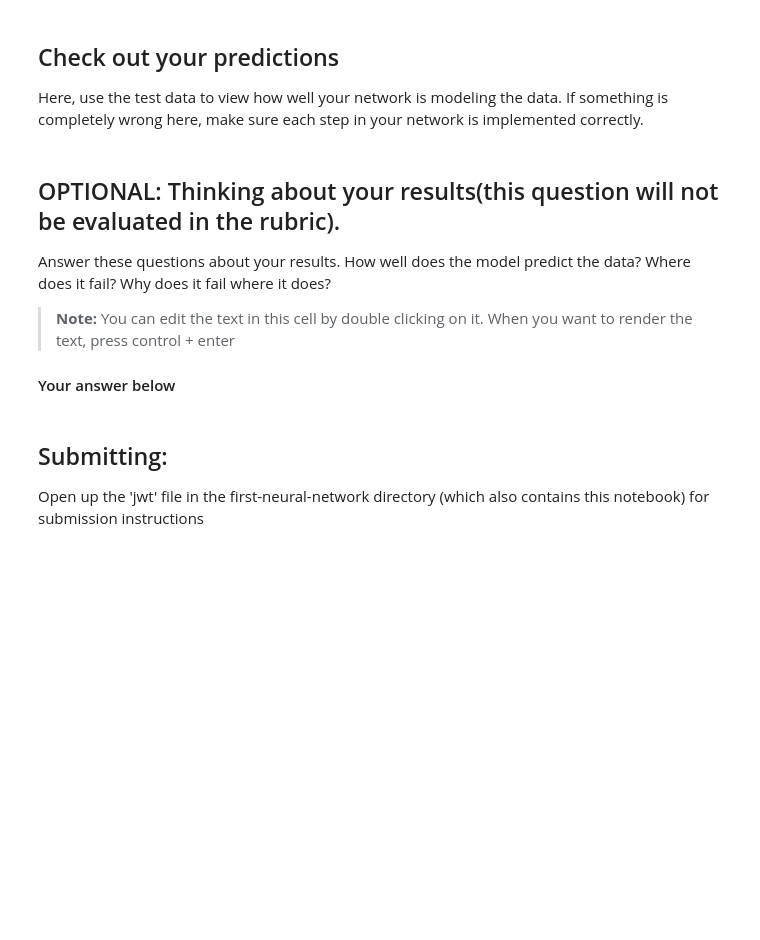
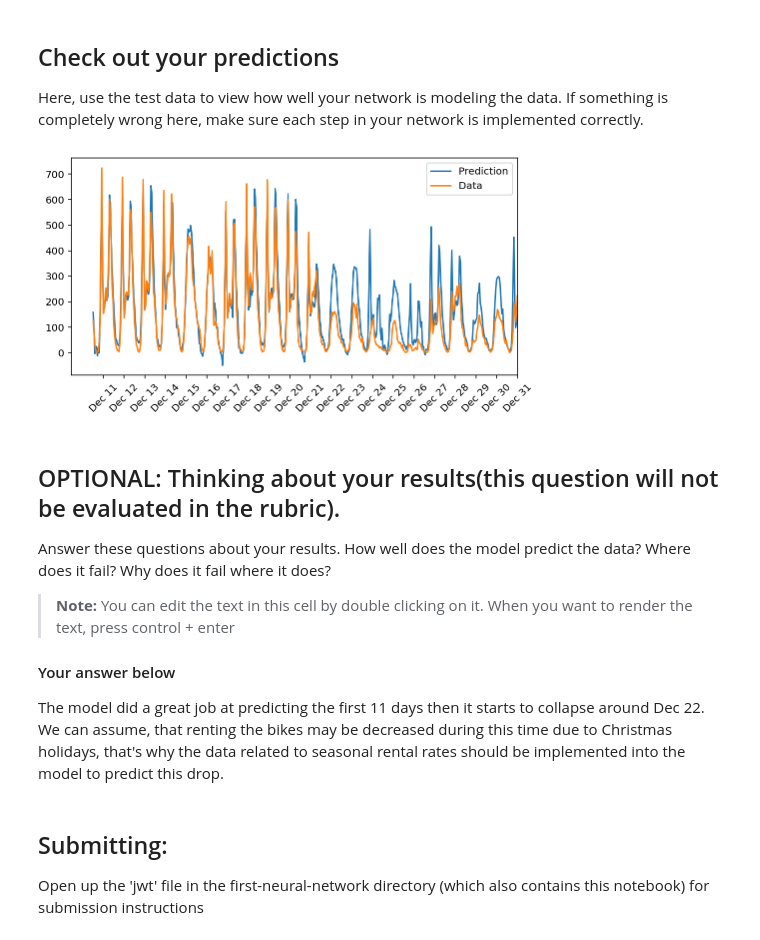
Before and after one commit to kroudir/Deep-Learning-Nanodegree-Projects-Udacity, a Jupyter notebook: Projects/Project01_Predicting_Bike-Sharing_Patterns/Your_first_neural_network.ipynb, the cells around one changed output. Cells and saved outputs as stored; diff of their text form; code cells hidden in the pictures; blank space fills up the shorter version.

Commit message:
feat(project01): implement neural network to predict bikesharing pattern

```diff
--- a/Projects/Project01_Predicting_Bike-Sharing_Patterns/Your_first_neural_network.ipynb
+++ b/Projects/Project01_Predicting_Bike-Sharing_Patterns/Your_first_neural_network.ipynb
@@ -200,7 +261,7 @@ losses = {'train':[], 'validation':[]}
 for ii in range(iterations):
     # Go through a random batch of 128 records from the training data set
     batch = np.random.choice(train_features.index, size=128)
-    X, y = train_features.ix[batch].values, train_targets.ix[batch]['cnt']
+    X, y = train_features.iloc[batch].values, train_targets.iloc[batch]['cnt']
 
     network.train(X, y)
 
@@ -226,17 +291,19 @@ Here, use the test data to view how well your network is modeling the data. If s
 # %%
 fig, ax = plt.subplots(figsize=(8,4))
 
 mean, std = scaled_features['cnt']
 predictions = network.run(test_features).T*std + mean
 ax.plot(predictions[0], label='Prediction')
 ax.plot((test_targets['cnt']*std + mean).values, label='Data')
 ax.set_xlim(right=len(predictions))
 ax.legend()
 
-dates = pd.to_datetime(rides.ix[test_data.index]['dteday'])
+dates = pd.to_datetime(rides.iloc[test_data.index]['dteday'])
 dates = dates.apply(lambda d: d.strftime('%b %d'))
 ax.set_xticks(np.arange(len(dates))[12::24])
 _ = ax.set_xticklabels(dates[12::24], rotation=45)
+# %% [output]
+[figure, added]
 # %% [markdown]
 ## OPTIONAL: Thinking about your results(this question will not be evaluated in the rubric).
 
@@ -245,6 +312,9 @@ Answer these questions about your results. How well does the model predict the d
 > **Note:** You can edit the text in this cell by double clicking on it. When you want to render the text, press control + enter
 
 #### Your answer below
+
+The model did a great job at predicting the first 11 days then it starts to collapse around Dec 22.
+We can assume, that renting the bikes may be decreased during this time due to Christmas holidays, that's why the data related to seasonal rental rates should be implemented into the model to predict this drop.
 # %% [markdown]
 ## Submitting:
 Open up the 'jwt' file in the first-neural-network directory (which also contains this notebook) for submission instructions
```
Also changed, not shown: parts of 10 cells of this notebook, 1 other file.
